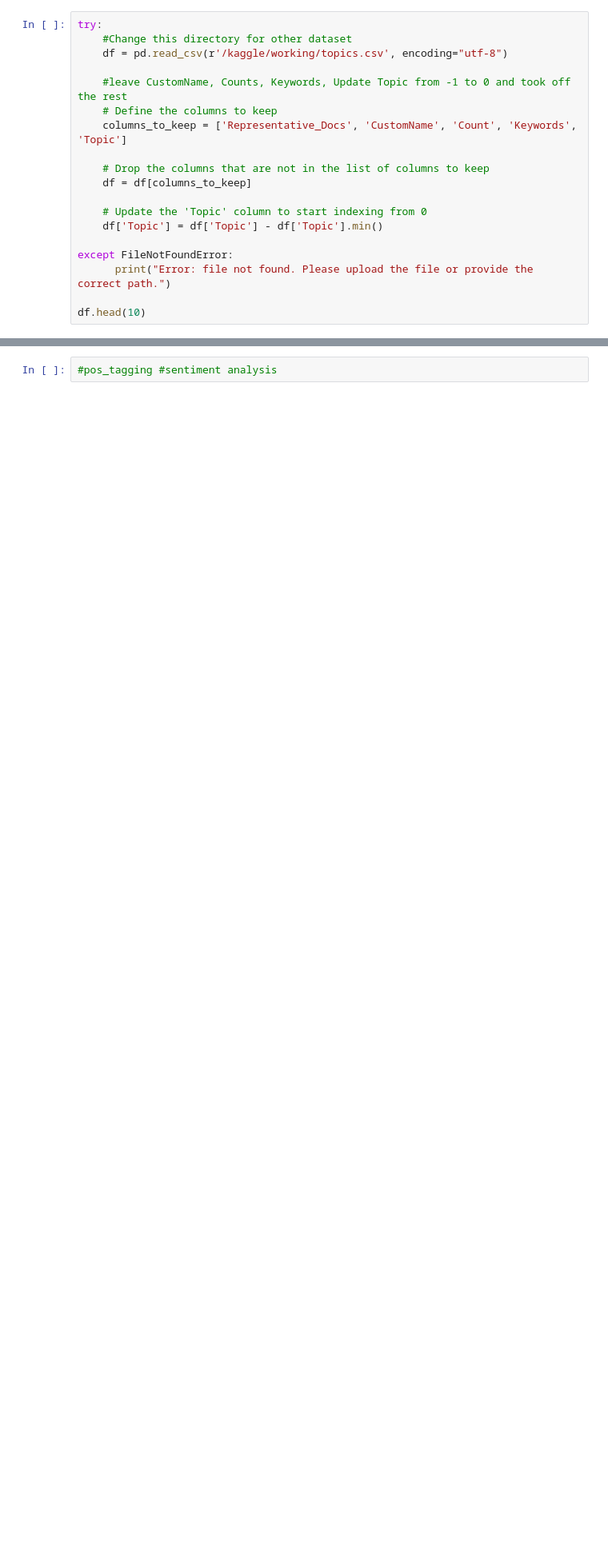
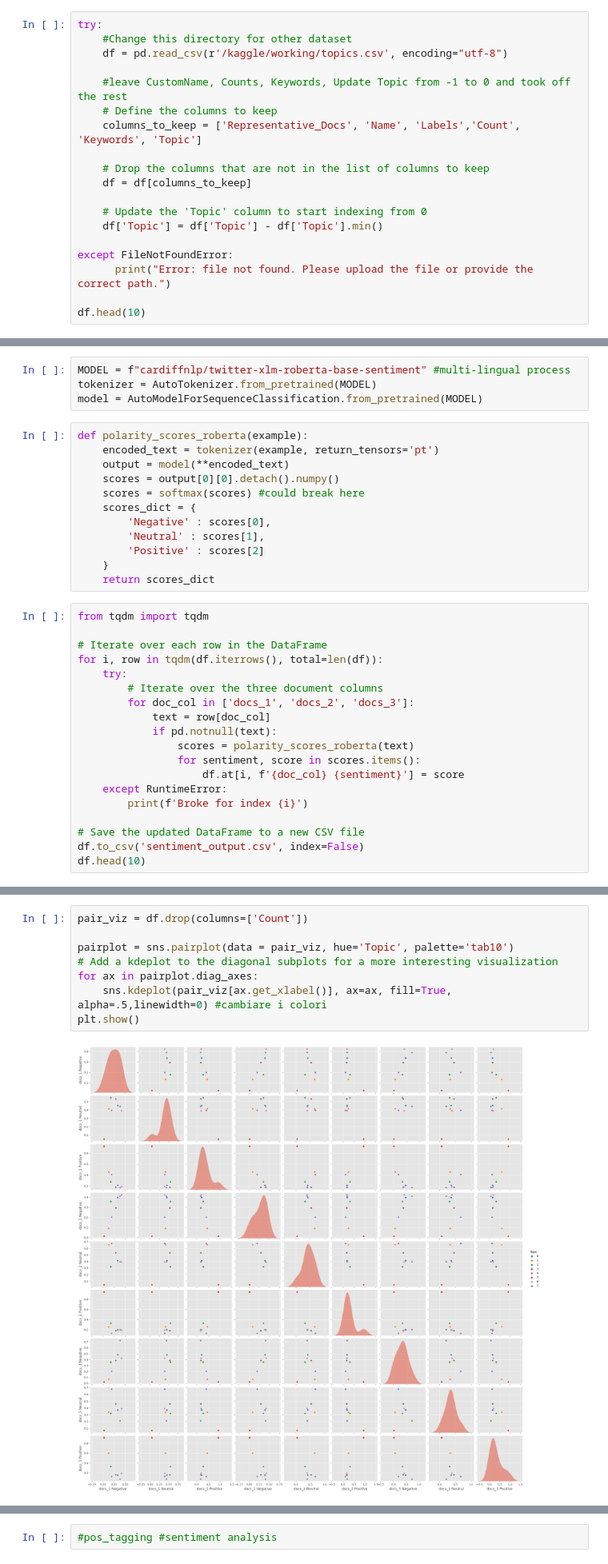
Before and after one commit to fre-denni/narreme_generative, a Jupyter notebook: nlp-narrative-analysis.ipynb, the cells around one changed output, grey strips where cells are left out. Shown at 80% size. Saved outputs shown, nothing was run; the diff lists cells and outputs as text; blank space fills up the shorter version.

Commit message:
Kaggle Notebook | NLP Narrative Analysis | sentiment analysis

```diff
--- a/nlp-narrative-analysis.ipynb
+++ b/nlp-narrative-analysis.ipynb
@@ -502,7 +497,7 @@ try:
 
     #leave CustomName, Counts, Keywords, Update Topic from -1 to 0 and took off the rest
     # Define the columns to keep
-    columns_to_keep = ['Representative_Docs', 'CustomName', 'Count', 'Keywords', 'Topic']
+    columns_to_keep = ['Representative_Docs', 'Name', 'Labels','Count', 'Keywords', 'Topic']
 
     # Drop the columns that are not in the list of columns to keep
     df = df[columns_to_keep]
@@ -577,0 +570,35 @@ ValueError: [E1041] Expected a string, Doc, or bytes as input, but got: <class '
+# %%
+MODEL = f"cardiffnlp/twitter-xlm-roberta-base-sentiment" #multi-lingual process
+tokenizer = AutoTokenizer.from_pretrained(MODEL)
+model = AutoModelForSequenceClassification.from_pretrained(MODEL)
+# %%
+def polarity_scores_roberta(example):
+    encoded_text = tokenizer(example, return_tensors='pt')
+    output = model(**encoded_text)
+    scores = output[0][0].detach().numpy()
+    scores = softmax(scores) #could break here
+    scores_dict = {
+        'Negative' : scores[0],
+        'Neutral' : scores[1],
+        'Positive' : scores[2]
+    }
+    return scores_dict
+# %%
+from tqdm import tqdm
+
+# Iterate over each row in the DataFrame
+for i, row in tqdm(df.iterrows(), total=len(df)):
+    try:
+        # Iterate over the three document columns
+        for doc_col in ['docs_1', 'docs_2', 'docs_3']:
+            text = row[doc_col]
+            if pd.notnull(text):
+                scores = polarity_scores_roberta(text)
+                for sentiment, score in scores.items():
+                    df.at[i, f'{doc_col} {sentiment}'] = score
+    except RuntimeError:
+        print(f'Broke for index {i}')
+
+# Save the updated DataFrame to a new CSV file
+df.to_csv('sentiment_output.csv', index=False)
+df.head(10)
@@ -577,0 +615,10 @@ ValueError: [E1041] Expected a string, Doc, or bytes as input, but got: <class '
+# %%
+pair_viz = df.drop(columns=['Count'])
+
+pairplot = sns.pairplot(data = pair_viz, hue='Topic', palette='tab10')
+# Add a kdeplot to the diagonal subplots for a more interesting visualization
+for ax in pairplot.diag_axes:
+    sns.kdeplot(pair_viz[ax.get_xlabel()], ax=ax, fill=True, alpha=.5,linewidth=0) #cambiare i colori
+plt.show()
+# %% [output]
+[figure, added]
```
Also changed, not shown: parts of 17 cells of this notebook.
